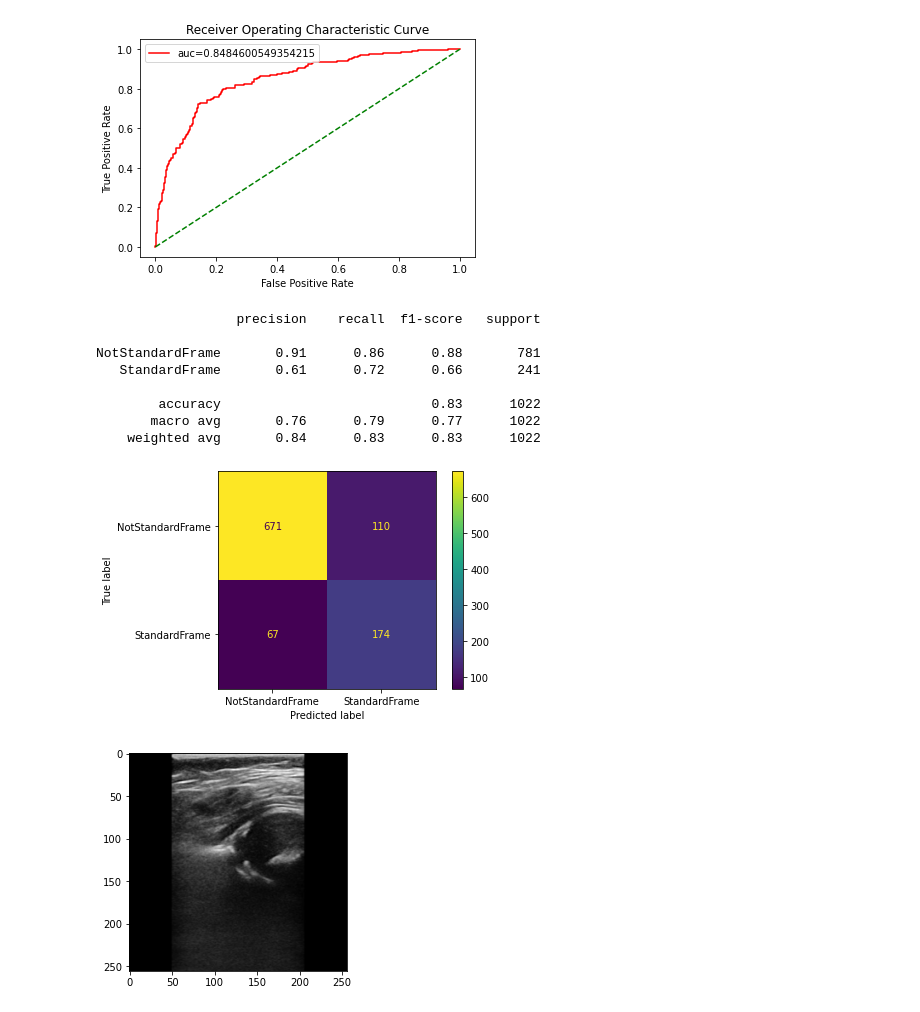
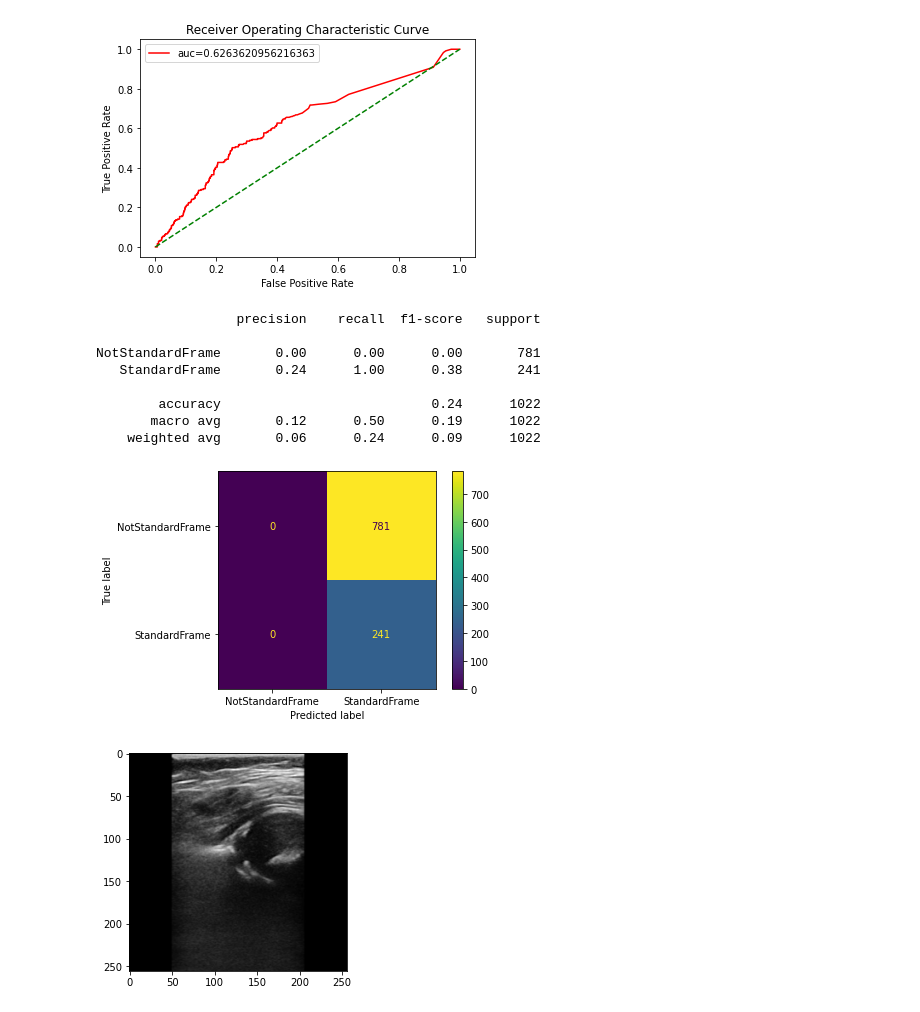
Before and after one commit to Leeyoungsup/HealcerionUltrasound, a Jupyter notebook: classification_graph1.ipynb, the cells around one changed output. Drawn from its saved outputs; the diff is of its cells as text; code cells hidden in the pictures.

```diff
--- a/classification_graph1.ipynb
+++ b/classification_graph1.ipynb
@@ -59,7 +60,7 @@ def plot_roc_curve(fper, tper):
     plt.legend()
     plt.show()
 
-model = K.models.load_model('../../model/resnet50_preprocessing_checkpoints.h5')
+model = K.models.load_model('../../model/resnet50_style_preprocessing_checkpoints.h5')
 classes = ['NotStandardFrame','StandardFrame']
 prob =model.predict(x_test)
 
@@ -89,13 +90,13 @@ Threshholds= 0.449
-[figure, old version]
+[figure, new version]
                   precision    recall  f1-score   support
 
-NotStandardFrame       0.91      0.86      0.88       781
-   StandardFrame       0.61      0.72      0.66       241
+NotStandardFrame       0.00      0.00      0.00       781
+   StandardFrame       0.24      1.00      0.38       241
 
-        accuracy                           0.83      1022
-       macro avg       0.76      0.79      0.77      1022
-    weighted avg       0.84      0.83      0.83      1022
+        accuracy                           0.24      1022
+       macro avg       0.12      0.50      0.19      1022
+    weighted avg       0.06      0.24      0.09      1022
-[figure, old version]
+[figure, new version]
 # %%
 import numpy as np
 import tensorflow as tf
```
Also changed, not shown: parts of 2 cells of this notebook, 5 other files.
